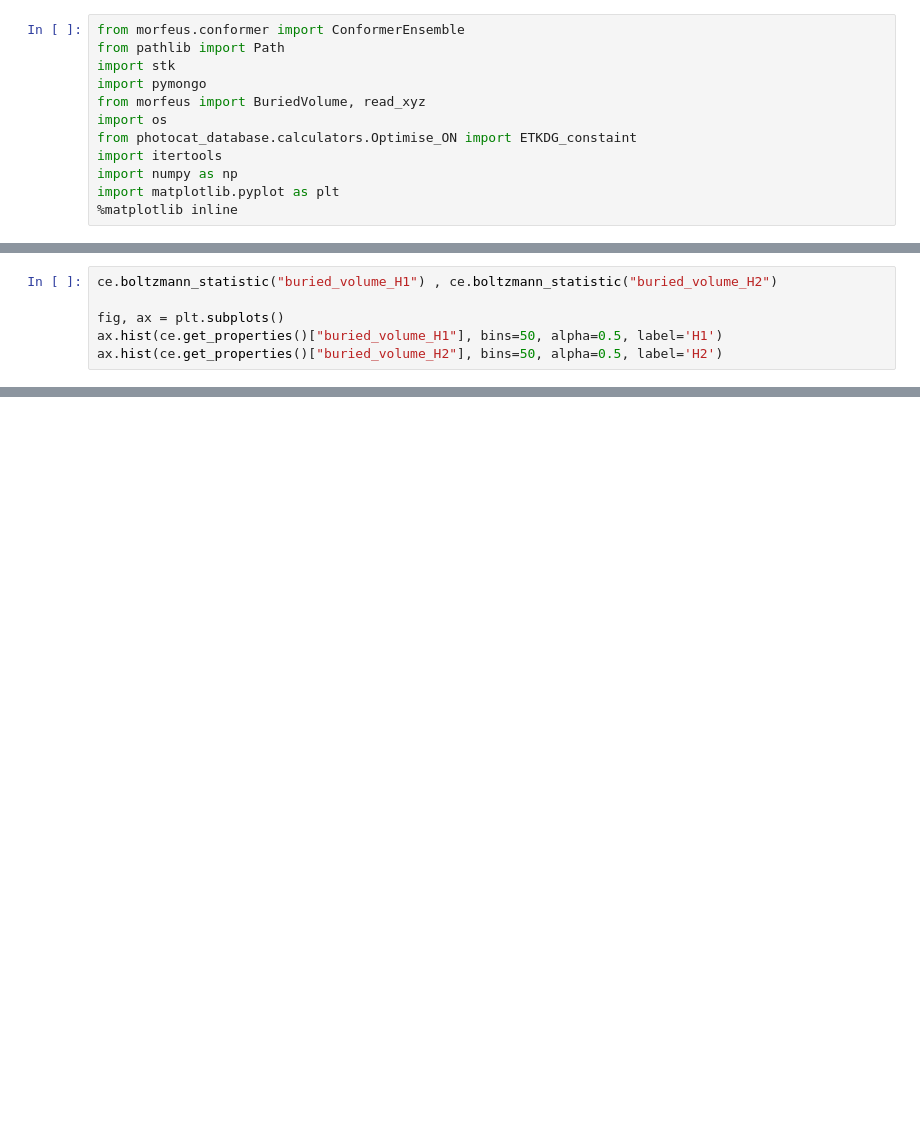
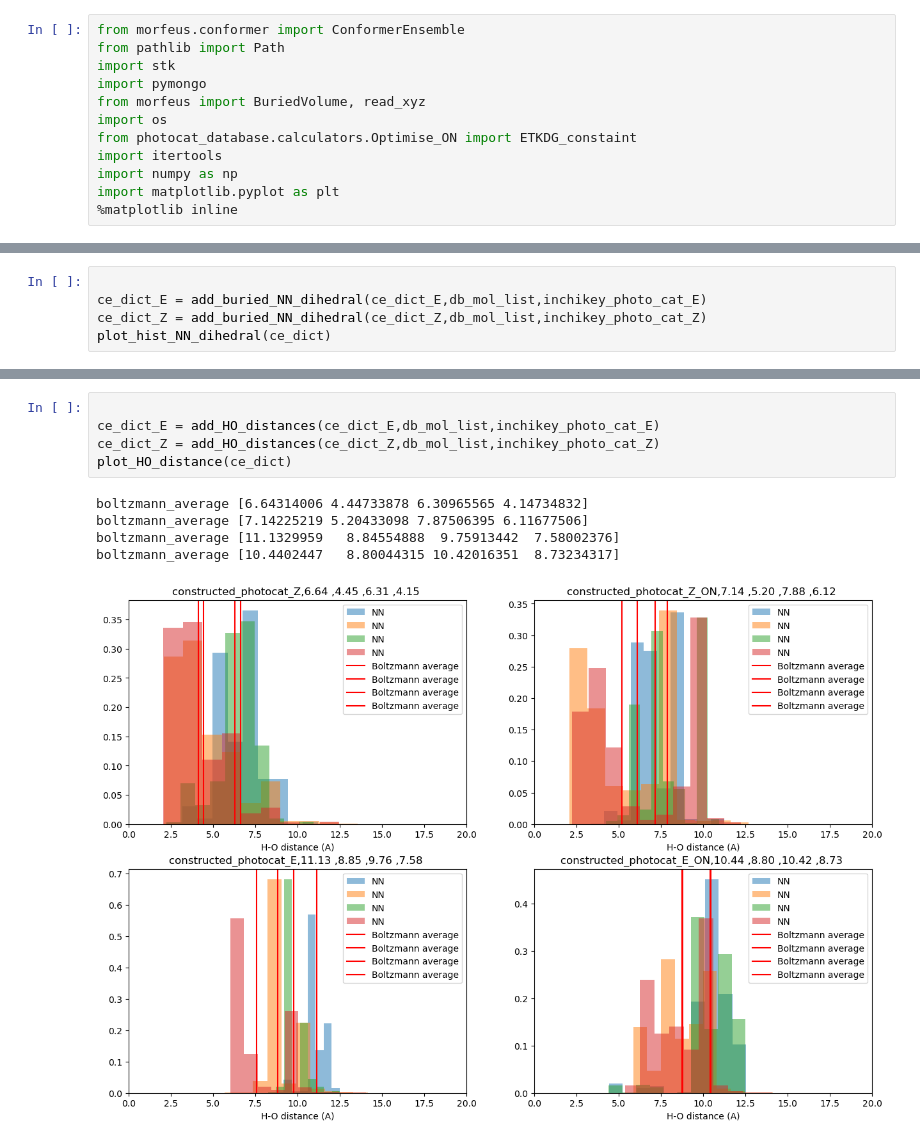
Before and after one commit to mohammedazzouzi15/photo_switch, a Jupyter notebook: notebooks/conformer_analysis.ipynb, the cells around one changed output, grey strips where cells are left out. Cells and saved outputs as stored; diff of their text form; blank space fills up the shorter version.

```diff
--- a/notebooks/conformer_analysis.ipynb
+++ b/notebooks/conformer_analysis.ipynb
@@ -53,6 +12,0 @@ for conformer in ce:
-# %%
-ce.boltzmann_statistic("buried_volume_H1") , ce.boltzmann_statistic("buried_volume_H2")
-
-fig, ax = plt.subplots()
-ax.hist(ce.get_properties()["buried_volume_H1"], bins=50, alpha=0.5, label='H1')
-ax.hist(ce.get_properties()["buried_volume_H2"], bins=50, alpha=0.5, label='H2')
@@ -109,0 +249,5 @@ NameError: name 'inchikey_photo_cat_E' is not defined
+# %%
+
+ce_dict_E = add_buried_NN_dihedral(ce_dict_E,db_mol_list,inchikey_photo_cat_E)
+ce_dict_Z = add_buried_NN_dihedral(ce_dict_Z,db_mol_list,inchikey_photo_cat_Z)
+plot_hist_NN_dihedral(ce_dict)
@@ -109,0 +262,11 @@ NameError: name 'inchikey_photo_cat_E' is not defined
+# %%
+
+ce_dict_E = add_HO_distances(ce_dict_E,db_mol_list,inchikey_photo_cat_E)
+ce_dict_Z = add_HO_distances(ce_dict_Z,db_mol_list,inchikey_photo_cat_Z)
+plot_HO_distance(ce_dict)
+# %% [output]
+boltzmann_average [6.64314006 4.44733878 6.30965565 4.14734832]
+boltzmann_average [7.14225219 5.20433098 7.87506395 6.11677506]
+boltzmann_average [11.1329959   8.84554888  9.75913442  7.58002376]
+boltzmann_average [10.4402447   8.80044315 10.42016351  8.73234317]
+[figure, added]
```
Also changed, not shown: parts of 13 cells of this notebook, 5 other files.
